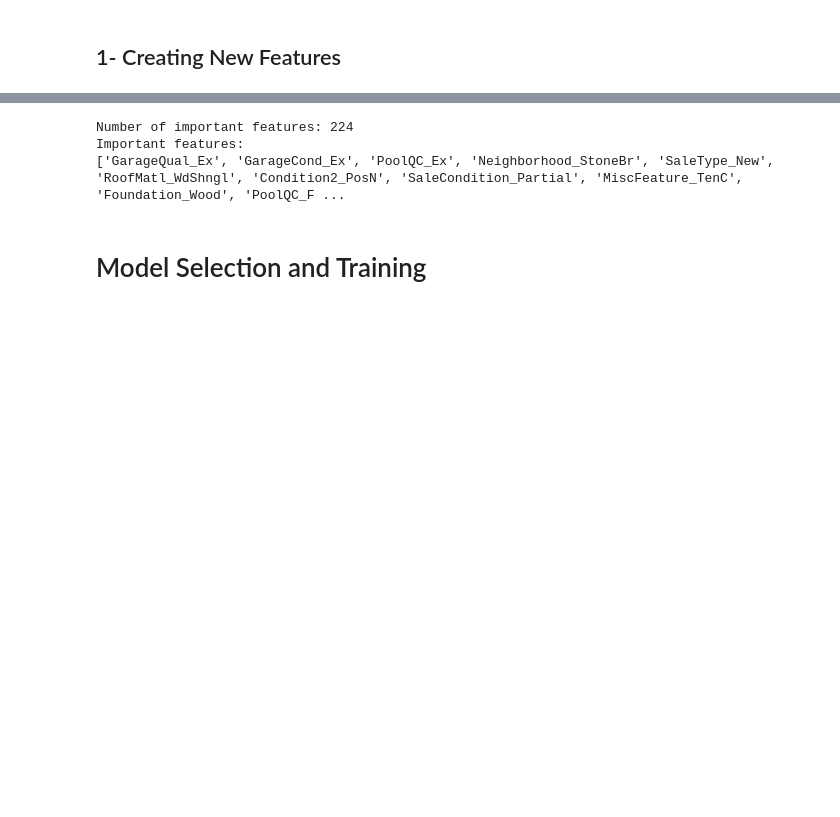
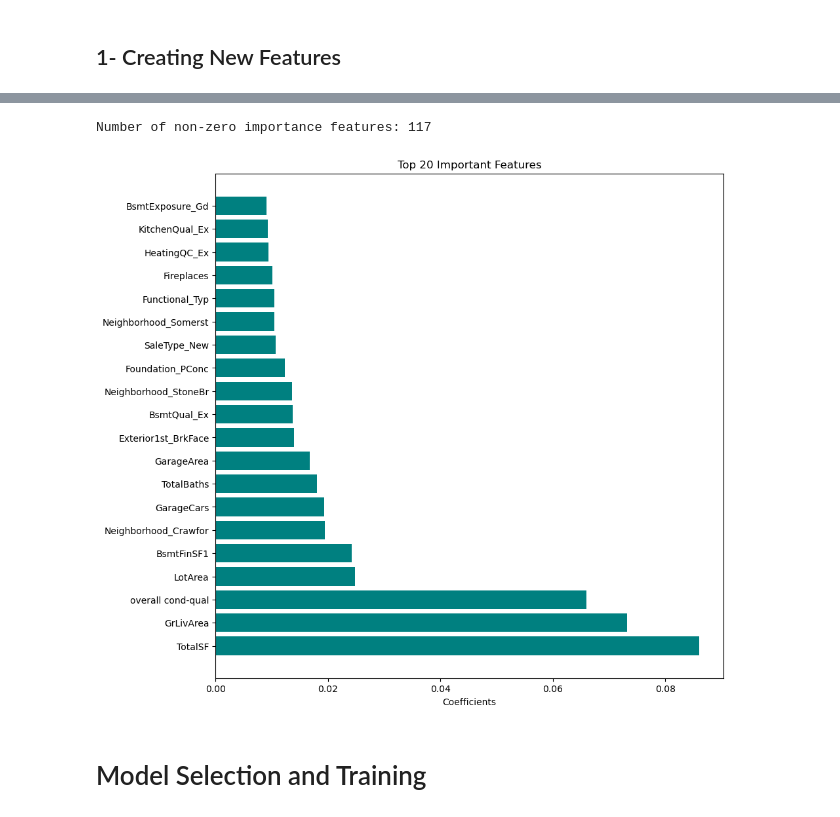
Before and after one commit to boraaktas/COMP4433-Team_Project, a Jupyter notebook: final.ipynb, the cells around one changed output, grey strips where cells are left out. Cells and saved outputs as stored; diff of their text form; code cells hidden in the pictures; blank space fills up the shorter version.

```diff
--- a/final.ipynb
+++ b/final.ipynb
@@ -713,8 +977,21 @@ Best CV MSE: 737691441.9050865
 # %%
-#Fit LASSO Regression Model with Best Alpha
-lasso_best = Pipeline(steps=[
-    ('preprocessor', preprocessor),
-    ('lasso', Lasso(alpha=best_alpha, random_state=42))
+LASSO_BEST_PARAMS = {}
+for KEY, VALUE in LASSO_SEARCH_BEST_PARAMS.items():
+    LASSO_BEST_PARAMS[KEY.split('__')[1]] = VALUE
+
+# Fit LASSO Regression Model with Best Alpha
+LASSO_BEST = Pipeline(steps=[
+    ('preprocessor', PREPROCESSOR),
+    ('regressor', Lasso(random_state=42, **LASSO_BEST_PARAMS))
 ])
-lasso_best.fit(X_train, y_train)
+LASSO_BEST.fit(X_TRAIN, np.log1p(y_TRAIN))
+
+# Model performance
+y_VAL_PRED = LASSO_BEST.predict(X_VAL)
+
+print("Lasso Model Performance:")
+print(f"Validation MSE: {mean_squared_error(y_VAL, np.expm1(y_VAL_PRED))}")
+print(f"Validation RMSE: {root_mean_squared_error(y_VAL, np.expm1(y_VAL_PRED))}")
+print(f"Validation MAPE: {mean_absolute_percentage_error(y_VAL, np.expm1(y_VAL_PRED))}")
+print(f"Validation R^2 Score: {r2_score(y_VAL, np.expm1(y_VAL_PRED))}")
 # %% [output]
@@ -793,15 +1003,24 @@ print(feature_importance.head(20))
-# %%
-#Get features with non-zero coefficients
-important_features = feature_importance[feature_importance['Coefficient'] != 0]['Feature'].tolist()
-
-#Total features before Lasso = 35 numerical + 280 categorical (one hot encoded)
-print(f"Number of important features: {len(important_features)}")
-print("Important features:")
-print(important_features)
-# %% [output]
-Number of important features: 224
-Important features:
-['GarageQual_Ex', 'GarageCond_Ex', 'PoolQC_Ex', 'Neighborhood_StoneBr', 'SaleType_New', 'RoofMatl_WdShngl', 'Condition2_PosN', 'SaleCondition_Partial', 'MiscFeature_TenC', 'Foundation_Wood', 'PoolQC_F ...
+# %%
+# get the importance of the resulting features
+# Create a data frame for visualization
+LASSO_FEATURE_IMPORTANCE = pd.DataFrame({'Features': X.columns, 'Coefficients': LASSO_BEST.named_steps['regressor'].coef_})
+LASSO_FEATURE_IMPORTANCE = LASSO_FEATURE_IMPORTANCE.sort_values(by='Coefficients', ascending=False)
+LASSO_FEATURE_IMPORTANCE.reset_index(drop=True, inplace=True)
+
+# Eliminate features with zero importance
+LASSO_NON_ZERO_FEATURES_DF = LASSO_FEATURE_IMPORTANCE[LASSO_FEATURE_IMPORTANCE['Coefficients'] != 0]
+LASSO_NON_ZERO_FEATURES_DF = LASSO_NON_ZERO_FEATURES_DF.sort_values(by='Coefficients', ascending=False)
+LASSO_NON_ZERO_FEATURES_DF.reset_index(drop=True, inplace=True)
+print(f"Number of non-zero importance features: {LASSO_NON_ZERO_FEATURES_DF.shape[0]}")
+
+plt.figure(figsize=(10, 10))
+plt.title(f"Top 20 Important Features")
+plt.xlabel('Coefficients')
+plt.barh(LASSO_NON_ZERO_FEATURES_DF['Features'][0:20], LASSO_NON_ZERO_FEATURES_DF['Coefficients'][0:20], color='teal')
+plt.show()
+# %% [output]
+Number of non-zero importance features: 117
+[figure, added]
 # %% [markdown]
 # Model Selection and Training
 # %% [markdown]
```
Also changed, not shown: parts of 78 cells of this notebook.
